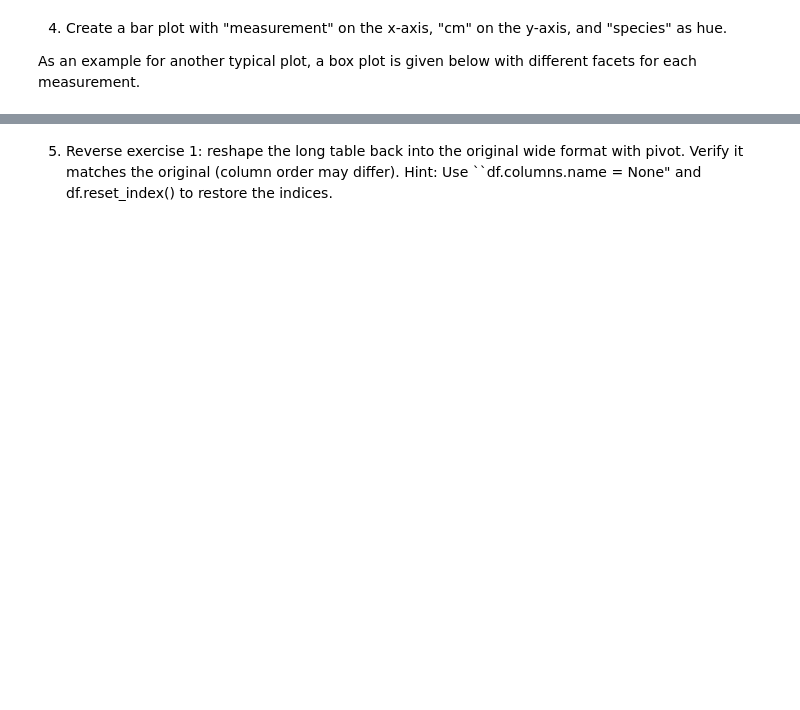
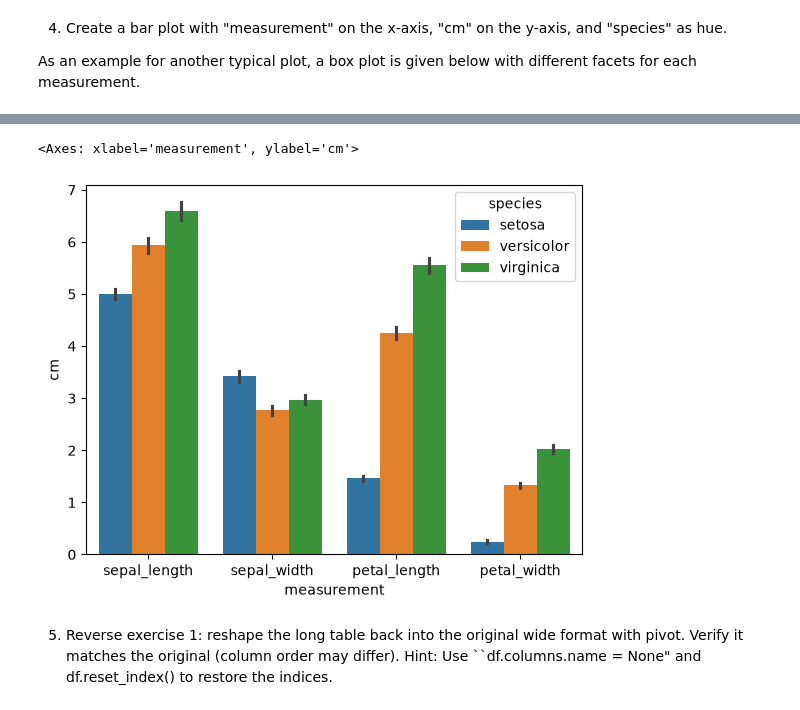
Before and after one commit to shiziyao/ChemicalDataScience103, a Jupyter notebook: lectures/session15/materials/melt_pivot.ipynb, the cells around one changed output, grey strips where cells are left out. Saved outputs shown, nothing was run; the diff lists cells and outputs as text; code cells hidden in the pictures; blank space fills up the shorter version.

```diff
--- a/lectures/session15/materials/melt_pivot.ipynb
+++ b/lectures/session15/materials/melt_pivot.ipynb
@@ -72,2 +181,7 @@ sns.catplot(data=long, x="species", y="cm", col="measurement",
+# %%
+sns.barplot(melted, x="measurement", y='cm', hue='species')
+# %% [output]
+<Axes: xlabel='measurement', ylabel='cm'>
+[figure, added]
 # %% [markdown]
 5) Reverse exercise 1: reshape the long table back into the original wide format with pivot. Verify it matches the original (column order may differ). Hint: Use ``df.columns.name = None" and df.reset_index() to restore the indices.
```
Also changed, not shown: parts of 13 cells of this notebook.
